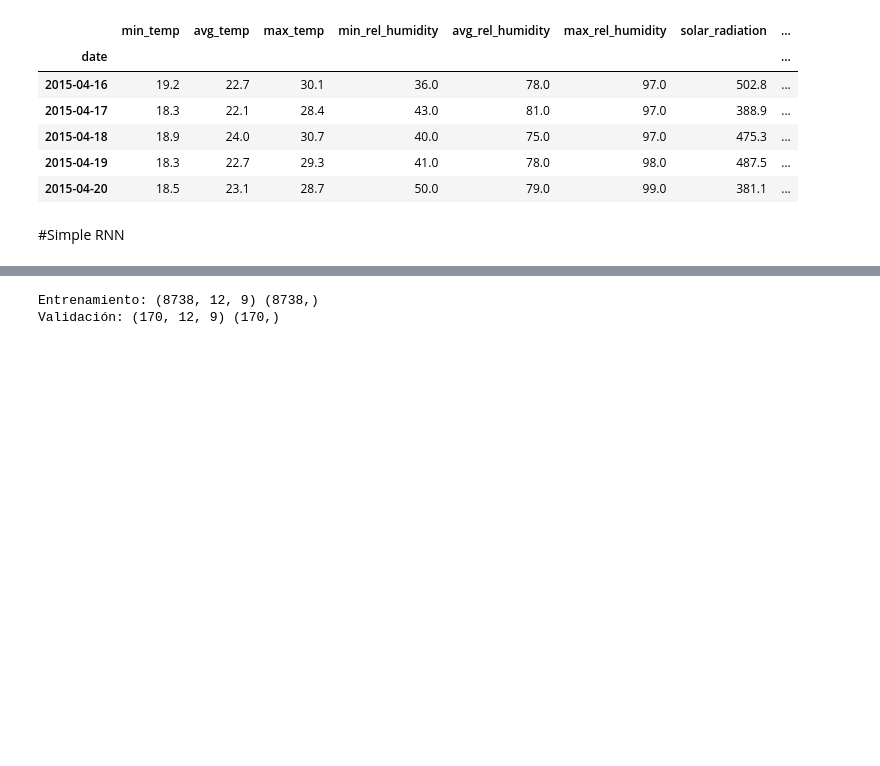
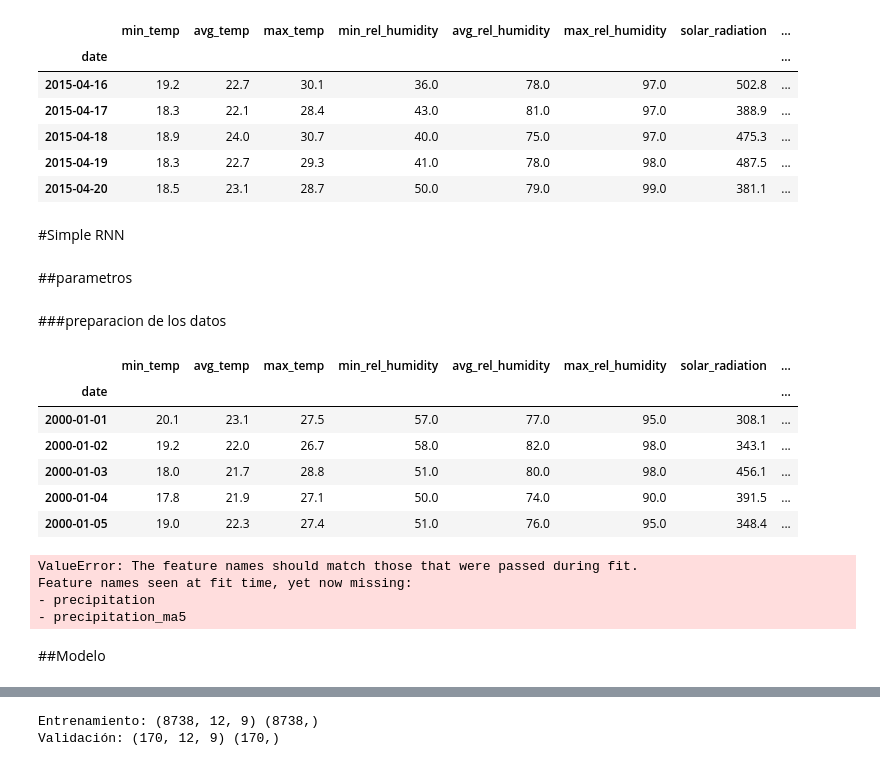
Before and after one commit to Laura9704/Fundamentos_MCD, a Jupyter notebook: Modelo_RNN.ipynb, the cells around one changed output, grey strips where cells are left out. Cells and saved outputs as stored; diff of their text form; code cells hidden in the pictures; blank space fills up the shorter version.

```diff
--- a/Modelo_RNN.ipynb
+++ b/Modelo_RNN.ipynb
@@ -341,3 +354,5 @@ df_imputado.loc['2015-04-16':'2015-04-20']
 | 2015-04-20 | 18.5 | 23.1 | 28.7 | 50.0 | 79.0 | 99.0 | 381.1 | ... |
 # %% [markdown]
 #Simple RNN
+# %% [markdown]
+##parametros
@@ -343,0 +381,24 @@ df_imputado.loc['2015-04-16':'2015-04-20']
+# %% [markdown]
+###preparacion de los datos
+# %%
+train_df = df_imputado[df_imputado.year <= 2023].copy()
+val_df = df_imputado[df_imputado.year >= 2024].copy()
+# %%
+train_df.head()
+# %% [output]
+|  | min_temp | avg_temp | max_temp | min_rel_humidity | avg_rel_humidity | max_rel_humidity | solar_radiation | ... |
+| date |  |  |  |  |  |  |  | ... |
+| 2000-01-01 | 20.1 | 23.1 | 27.5 | 57.0 | 77.0 | 95.0 | 308.1 | ... |
+| 2000-01-02 | 19.2 | 22.0 | 26.7 | 58.0 | 82.0 | 98.0 | 343.1 | ... |
+| 2000-01-03 | 18.0 | 21.7 | 28.8 | 51.0 | 80.0 | 98.0 | 456.1 | ... |
+| 2000-01-04 | 17.8 | 21.9 | 27.1 | 50.0 | 74.0 | 90.0 | 391.5 | ... |
+| 2000-01-05 | 19.0 | 22.3 | 27.4 | 51.0 | 76.0 | 95.0 | 348.4 | ... |
+# %%
+Scaler = StandardScaler().fit(train_df[features_cols])
+train_df[features_cols] = scaler.transform(train_df[features_cols])
+val_df[features_cols] = scaler.transform(val_df[features_cols])
+# %% [output]
+ValueError: The feature names should match those that were passed during fit.
+Feature names seen at fit time, yet now missing:
+- precipitation
+- precipitation_ma5
@@ -343,0 +445,2 @@ df_imputado.loc['2015-04-16':'2015-04-20']
+# %% [markdown]
+##Modelo
```
Also changed, not shown: parts of 23 cells of this notebook.
